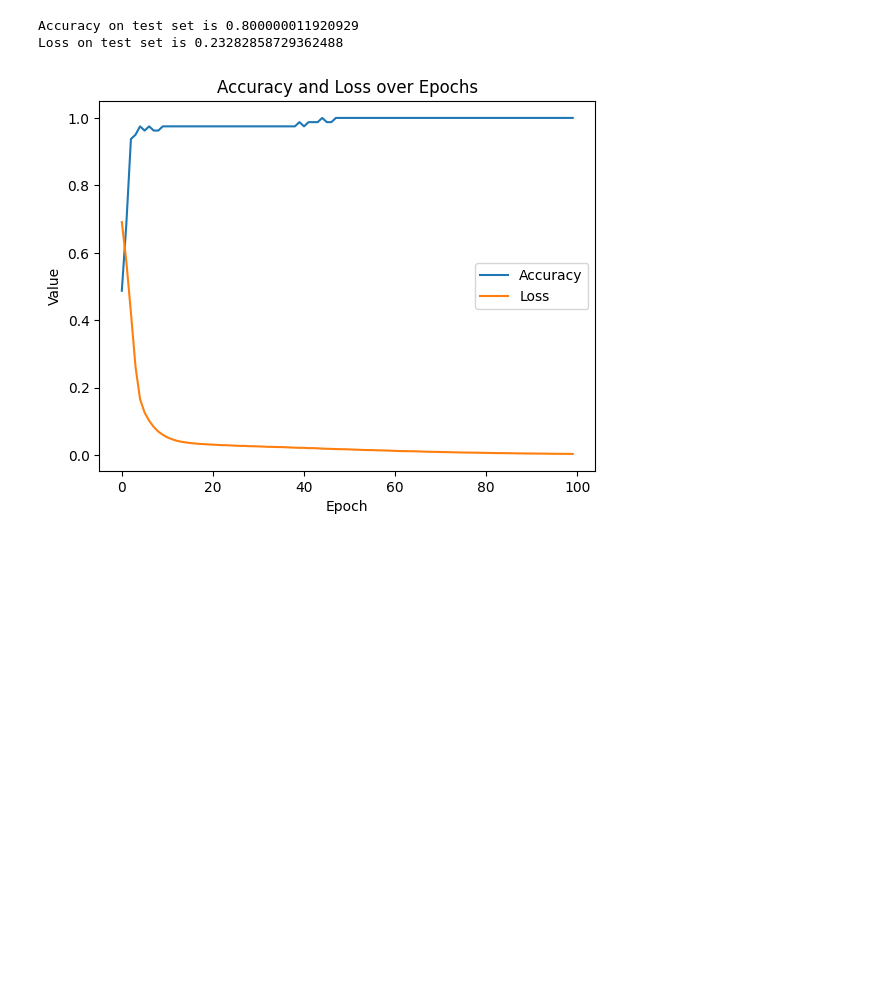
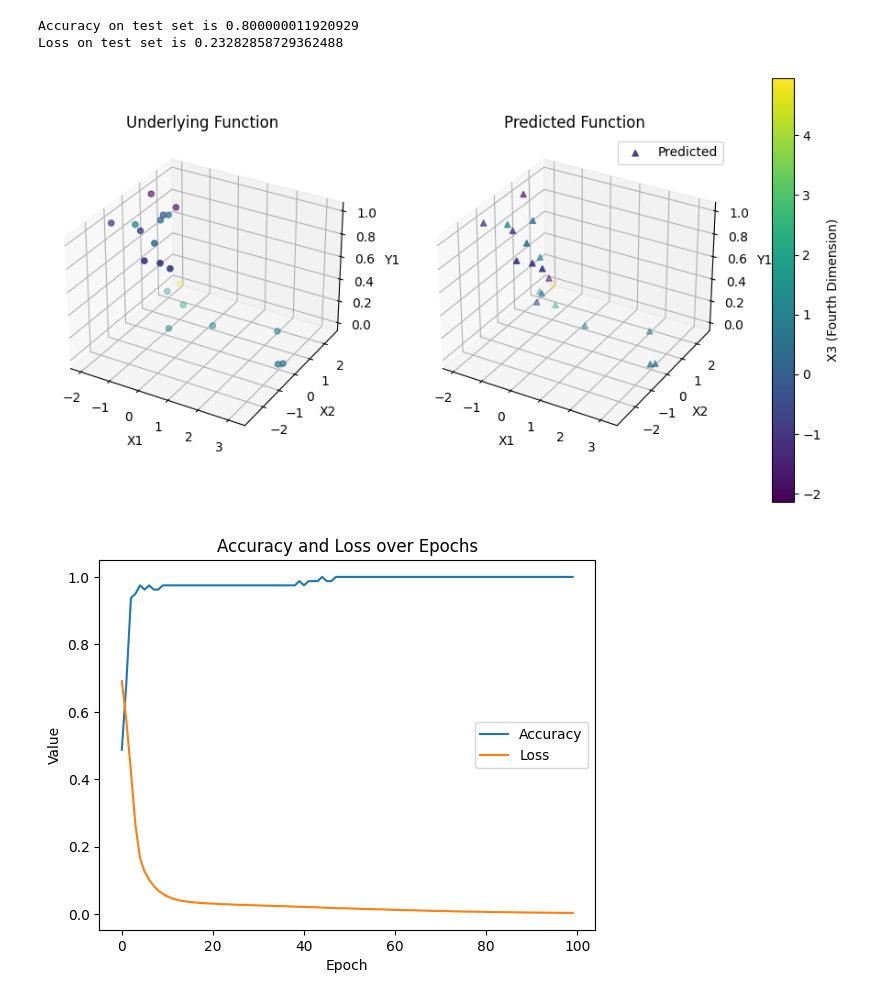
Before and after one commit to neel26desai/basic_neural_networks, a Jupyter notebook: neural_network_with_pytorch.ipynb, the cells around one changed output. Saved outputs shown, nothing was run; the diff lists cells and outputs as text; code cells hidden in the pictures; blank space fills up the shorter version.

```diff
--- a/neural_network_with_pytorch.ipynb
+++ b/neural_network_with_pytorch.ipynb
@@ -628,6 +632,10 @@ print(f"Loss on test set is {loss.item()}")
 # %% [output]
 Accuracy on test set is 0.800000011920929
 Loss on test set is 0.23282858729362488
+# %%
+plot_function_and_predictions_4d(X_test, y_test, y_pred, output_dim=0)
+# %% [output]
+[figure, added]
 # %%
 #plotting the accuracy an loss over epochs
 plt.plot(accuraries, label='Accuracy')
```
Also changed, not shown: parts of 1 cell of this notebook.
